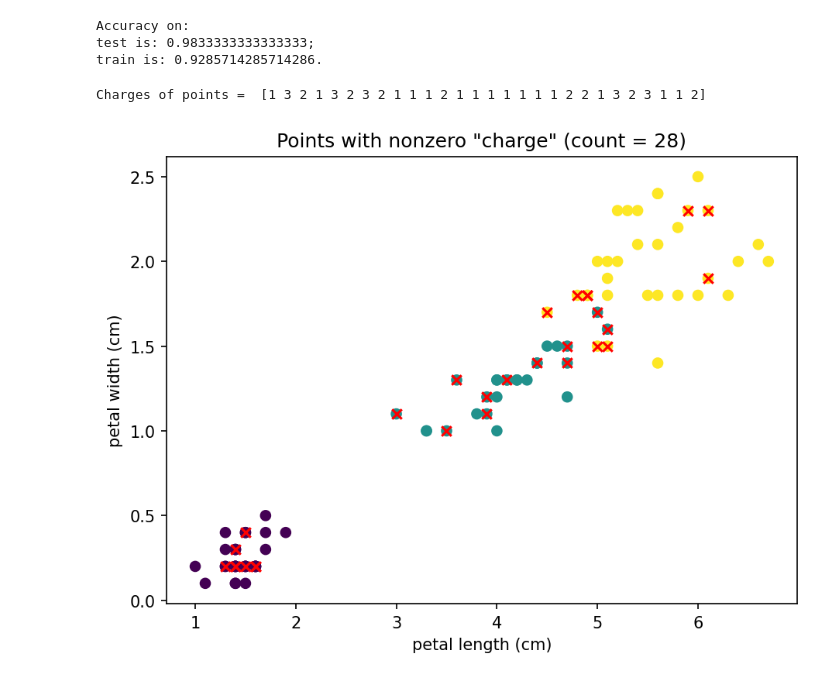
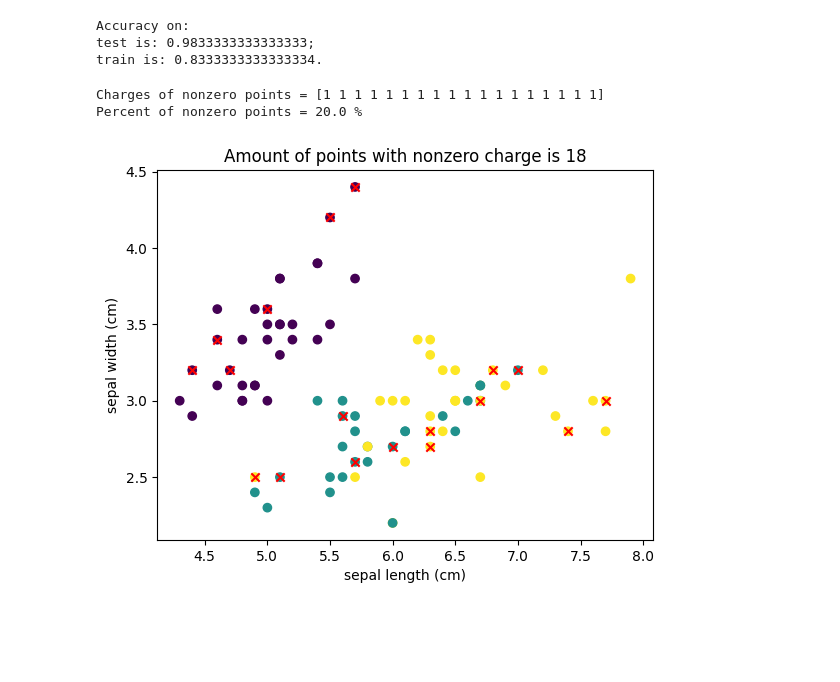
Before and after one commit to dckokis/MachineLearning, a Jupyter notebook: task1/task1.ipynb, the cells around one changed output. Drawn from its saved outputs; the diff is of its cells as text; code cells hidden in the pictures; blank space fills up the shorter version.

```diff
--- a/task1/task1.ipynb
+++ b/task1/task1.ipynb
@@ -74,33 +73,32 @@ class PotentialClassifier:
 			  f'\ntrain is: {metrics.accuracy_score(self.train_y, self.predict(self.train_x))}.')
 
 
-	def get_bad_prediction_arr(self, test_x, test_y):
-		bad_predictions_array = list()
-		predict_arr = self.predict(test_x)
+	def get_mistakes_indices(self, test_x, test_y):
+		mistakes_indices = list()
+		prediction = self.predict(test_x)
 		for i in range(len(test_y)):
-			if predict_arr[i] != test_y[i]:
-				bad_predictions_array.append(i)
-		return bad_predictions_array
+			if prediction[i] != test_y[i]: mistakes_indices.append(i)
+		return mistakes_indices
 # %%
-potential_classifier = PotentialClassifier(train_x, train_y, NewtonianPotential, 10, 4)
+potential_classifier = PotentialClassifier(train_x, train_y, NewtonianPotential, 10, 1)
 potential_classifier.fit()
 potential_classifier.show_accuracy(test_x, test_y)
 # %% [output]
 Accuracy on:
 test is: 0.9833333333333333;
-train is: 0.9285714285714286.
+train is: 0.8333333333333334.
 # %%
-# Выделенные фичи (можно взять другие)
-highlighted_features = (2, 3)
+highlighted_features = (0, 1)
+non_zero_points_indexes = potential_classifier.indexes
 highlighted_features_names = (feature_names[highlighted_features[0]], feature_names[highlighted_features[1]])
-# Построения графика значений для этих фич и помечание ненулевых зарядов
-plt.figure(figsize=(7, 5), dpi=150)
-plt.title(f"Points with nonzero \"charge\" (count = {len(potential_classifier.indexes)})")
-plt.scatter(train_x[:, highlighted_features[0]], train_x[:, highlighted_features[1]], c=train_y) # все точки по классам
-plt.scatter(train_x[:, highlighted_features[0]][potential_classifier.indexes], train_x[:, highlighted_features[1]][potential_classifier.indexes], c='r', marker='x') # точки с ненулевым зарядом
+plt.title(f"Amount of points with nonzero charge is {len(non_zero_points_indexes)}")
+plt.scatter(train_x[:, highlighted_features[0]], train_x[:, highlighted_features[1]], c=train_y)
+plt.scatter(train_x[:, highlighted_features[0]][non_zero_points_indexes], train_x[:, highlighted_features[1]][non_zero_points_indexes], c='r', marker='x')
 plt.xlabel(highlighted_features_names[0])
 plt.ylabel(highlighted_features_names[1])
-print("Charges of points = ", potential_classifier.gammas)
+print(f'Charges of nonzero points = {potential_classifier.gammas}')
+print(f'Percent of nonzero points = {len(non_zero_points_indexes) / train_x.shape[0] * 100} %')
 # %% [output]
-Charges of points =  [1 3 2 1 3 2 3 2 1 1 1 2 1 1 1 1 1 1 1 2 2 1 3 2 3 1 1 2]
+Charges of nonzero points = [1 1 1 1 1 1 1 1 1 1 1 1 1 1 1 1 1 1]
+Percent of nonzero points = 20.0 %
-[figure, old version]
+[figure, new version]
```
Also changed, not shown: parts of 3 cells of this notebook.
